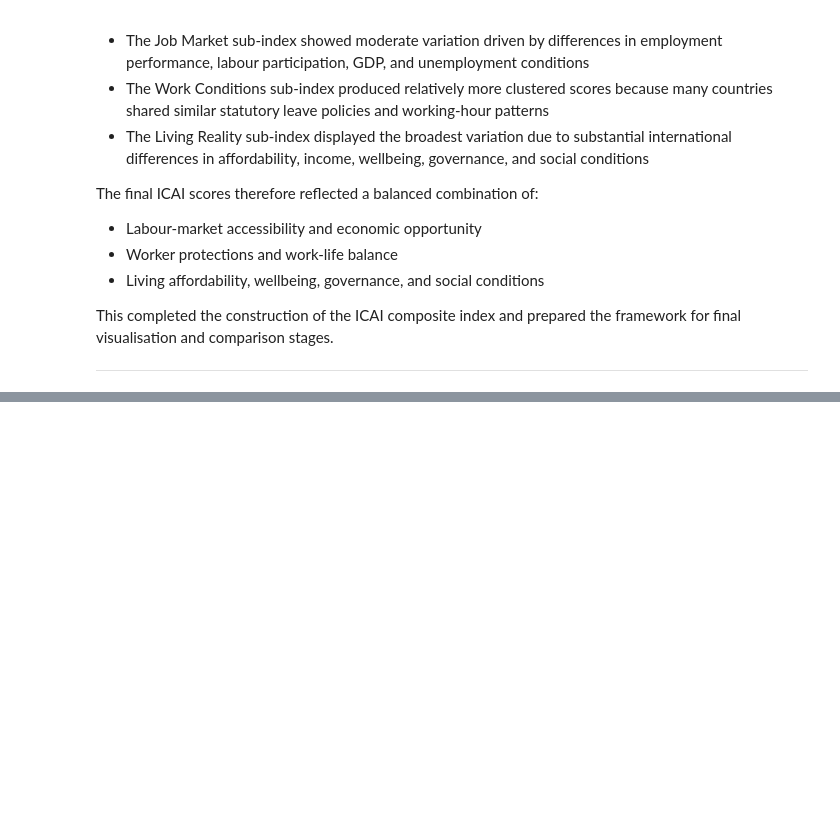
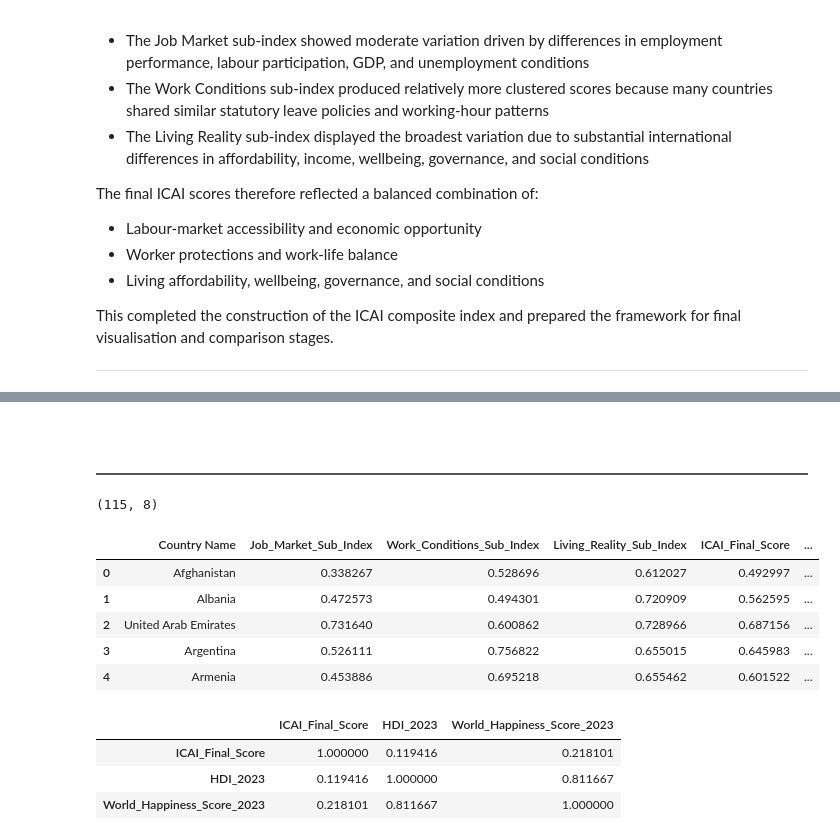
Before and after one commit to LeafMonarch/International-Career-Attractiveness-Index, a Jupyter notebook: notebooks/main.ipynb, the cells around one changed output, grey strips where cells are left out. Cells and saved outputs as stored; diff of their text form; code cells hidden in the pictures; blank space fills up the shorter version.

Commit message:
(feat): Introduced link to other indices in main.ipynb (#11)
* (feat): Introduced Link to other Indices to main.ipynb

* (feat): Introduced Link to other Indices in main.ipynb

```diff
--- a/notebooks/main.ipynb
+++ b/notebooks/main.ipynb
@@ -3619,0 +3762,63 @@ This completed the construction of the ICAI composite index and prepared the fra
+# %%
+final_icai["Country Name"] = final_icai["Country Name"].replace({
+    "United States": "United States of America",
+    "Korea, Rep.": "Korea",
+    "Turkiye": "Turkey",
+    "Slovak Republic": "Slovakia",
+    "Czechia": "Czech Republic"
+})
+
+hdi["Country Name"] = hdi["Country Name"].replace({
+    "United States": "United States of America",
+    "Korea, Rep.": "Korea",
+    "Turkiye": "Turkey",
+    "Slovak Republic": "Slovakia",
+    "Czechia": "Czech Republic"
+})
+# %% [markdown]
+<h2 id="merge-icai-with-external-indices"
+style="
+color:#ffffff;
+border-bottom:2px solid #555;
+padding-bottom:5px;">
+7.3 Merge ICAI with External Indices
+</h2>
+# %%
+comparison_df = final_icai.merge(
+    hdi,
+    on="Country Name",
+    how="inner"
+)
+
+comparison_df = comparison_df.merge(
+    happiness_external,
+    on="Country Name",
+    how="inner"
+)
+
+print(comparison_df.shape)
+
+display(comparison_df.head())
+# %% [output]
+(115, 8)
+|  | Country Name | Job_Market_Sub_Index | Work_Conditions_Sub_Index | Living_Reality_Sub_Index | ICAI_Final_Score | ... |
+| 0 | Afghanistan | 0.338267 | 0.528696 | 0.612027 | 0.492997 | ... |
+| 1 | Albania | 0.472573 | 0.494301 | 0.720909 | 0.562595 | ... |
+| 2 | United Arab Emirates | 0.731640 | 0.600862 | 0.728966 | 0.687156 | ... |
+| 3 | Argentina | 0.526111 | 0.756822 | 0.655015 | 0.645983 | ... |
+| 4 | Armenia | 0.453886 | 0.695218 | 0.655462 | 0.601522 | ... |
+# %%
+comparison_correlations = comparison_df[
+    [
+        "ICAI_Final_Score",
+        "HDI_2023",
+        "World_Happiness_Score_2023"
+    ]
+].corr()
+
+display(comparison_correlations)
+# %% [output]
+|  | ICAI_Final_Score | HDI_2023 | World_Happiness_Score_2023 |
+| ICAI_Final_Score | 1.000000 | 0.119416 | 0.218101 |
+| HDI_2023 | 0.119416 | 1.000000 | 0.811667 |
+| World_Happiness_Score_2023 | 0.218101 | 0.811667 | 1.000000 |
```
Also changed, not shown: parts of 12 cells of this notebook.
